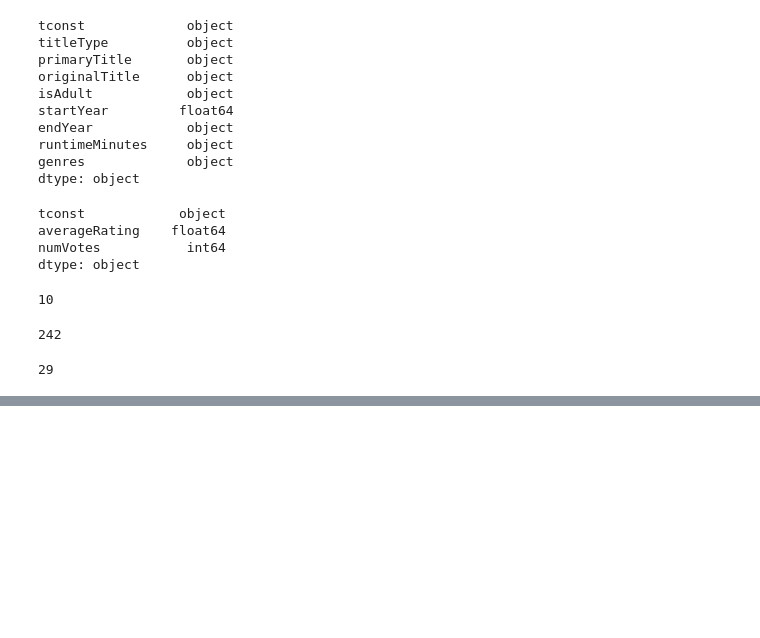
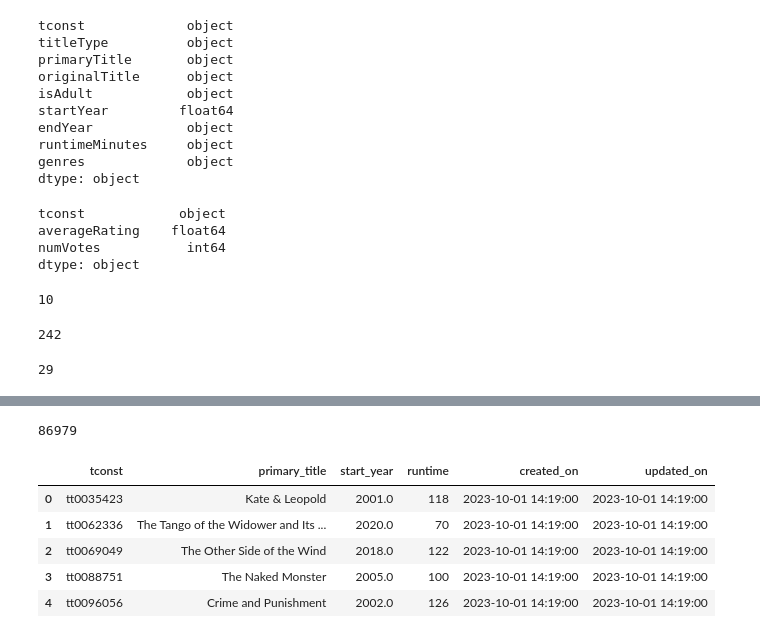
Before and after one commit to parkerholds/ph-movie-data, a Jupyter notebook: Project_2.ipynb, the cells around one changed output, grey strips where cells are left out. Saved outputs shown, nothing was run; the diff lists cells and outputs as text; code cells hidden in the pictures; blank space fills up the shorter version.

```diff
--- a/Project_2.ipynb
+++ b/Project_2.ipynb
@@ -275,0 +363,14 @@ basics['genres'].map(len).max()
+# %%
+basics.to_sql("title_basics",conn,index=False, if_exists='append')
+# %% [output]
+86979
+# %%
+q = """SELECT * FROM title_basics LIMIT 5;"""
+pd.read_sql(q, conn)
+# %% [output]
+|  | tconst | primary_title | start_year | runtime | created_on | updated_on |
+| 0 | tt0035423 | Kate & Leopold | 2001.0 | 118 | 2023-10-01 14:19:00 | 2023-10-01 14:19:00 |
+| 1 | tt0062336 | The Tango of the Widower and Its ... | 2020.0 | 70 | 2023-10-01 14:19:00 | 2023-10-01 14:19:00 |
+| 2 | tt0069049 | The Other Side of the Wind | 2018.0 | 122 | 2023-10-01 14:19:00 | 2023-10-01 14:19:00 |
+| 3 | tt0088751 | The Naked Monster | 2005.0 | 100 | 2023-10-01 14:19:00 | 2023-10-01 14:19:00 |
+| 4 | tt0096056 | Crime and Punishment | 2002.0 | 126 | 2023-10-01 14:19:00 | 2023-10-01 14:19:00 |
```
Also changed, not shown: parts of 21 cells of this notebook, 3 other files.
